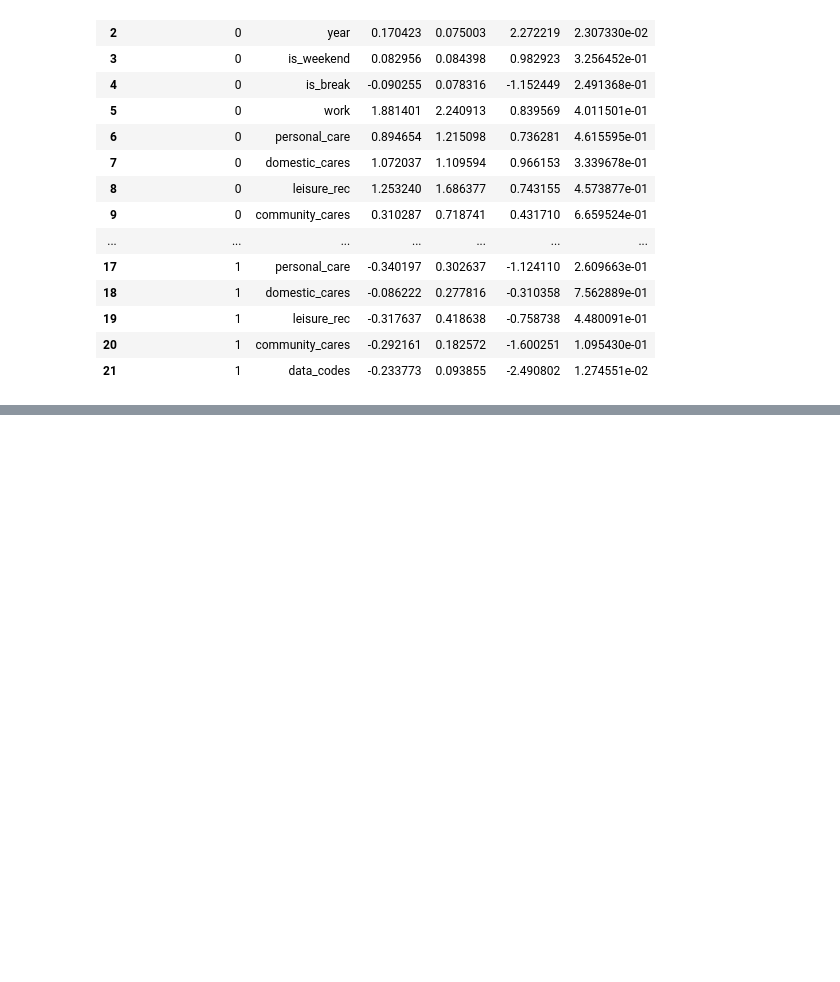
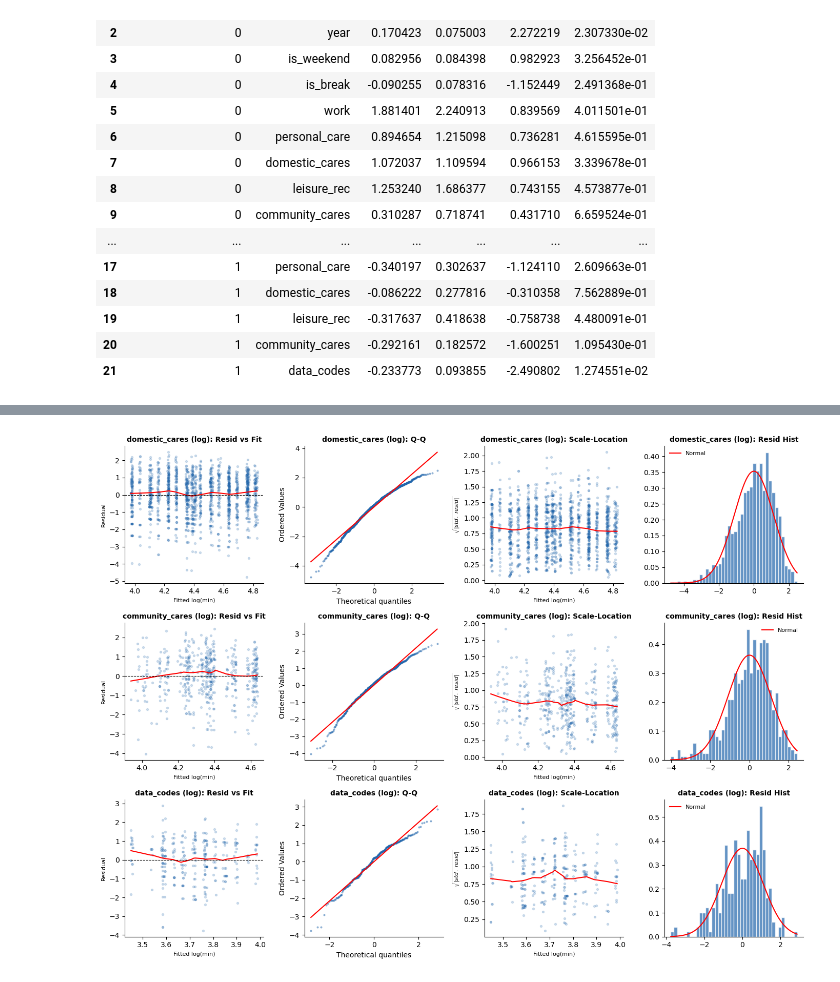
Before and after one commit to alisha-li/ATUS-Analysis, a Jupyter notebook: notebooks/atus_modeling.ipynb, the cells around one changed output, grey strips where cells are left out. Saved outputs shown, nothing was run; the diff lists cells and outputs as text; code cells hidden in the pictures; blank space fills up the shorter version.

```diff
--- a/notebooks/atus_modeling.ipynb
+++ b/notebooks/atus_modeling.ipynb
@@ -1095,0 +734,72 @@ plt.show()
+# %%
+# --- Log-transformed OLS for skewed buckets (positive subset only) ---
+import statsmodels.api as sm
+import matplotlib.pyplot as plt
+import numpy as np
+from scipy import stats as sp_stats
+from statsmodels.nonparametric.smoothers_lowess import lowess
+
+skewed_buckets = ['domestic_cares', 'community_cares', 'data_codes']
+
+log_results = {}
+
+for bucket in skewed_buckets:
+    y = final_df[bucket].astype(float)
+    pos_mask = y > 0
+    y_log = np.log(y[pos_mask])
+    X_pos = X_full[pos_mask]
+    model = sm.OLS(y_log, X_pos).fit()
+    log_results[bucket] = model
+
+print('=== Log-transformed OLS coefficients (positive subset only) ===')
+print('Interpretation: 100*(exp(coef)-1) = % change in minutes per unit predictor.\n')
+for bucket in skewed_buckets:
+    m = log_results[bucket]
+    print(f'--- {bucket} ---')
+    summary = m.summary2().tables[1][['Coef.', 'Std.Err.', 't', 'P>|t|']]
+    summary['exp(coef)'] = np.exp(summary['Coef.'])
+    summary['pct_change'] = 100 * (np.exp(summary['Coef.']) - 1)
+    print(summary.round(4).to_string())
+    print()
+
+fig, axes = plt.subplots(len(skewed_buckets), 4, figsize=(14, 3.5 * len(skewed_buckets)))
+
+for i, bucket in enumerate(skewed_buckets):
+    m = log_results[bucket]
+    fitted = m.fittedvalues.values
+    resid = m.resid.values
+    std_resid = resid / np.std(resid)
+
+    sm_curve = lowess(resid, fitted, frac=0.3, return_sorted=True)
+    axes[i, 0].scatter(fitted, resid, alpha=0.2, s=8, color='#2166ac')
+    axes[i, 0].plot(sm_curve[:, 0], sm_curve[:, 1], color='red', lw=1.5)
+    axes[i, 0].axhline(0, color='black', lw=0.8, ls='--')
+    axes[i, 0].set_title(f'{bucket} (log): Resid vs Fit', fontsize=10, fontweight='bold')
+    axes[i, 0].set_xlabel('Fitted log(min)', fontsize=8)
+    axes[i, 0].set_ylabel('Residual', fontsize=8)
+
+    sp_stats.probplot(resid, plot=axes[i, 1])
+    axes[i, 1].set_title(f'{bucket} (log): Q-Q', fontsize=10, fontweight='bold')
+    axes[i, 1].get_lines()[0].set(color='#2166ac', markersize=2, alpha=0.4)
+    axes[i, 1].get_lines()[1].set(color='red')
+
+    sqrt_abs = np.sqrt(np.abs(std_resid))
+    sl = lowess(sqrt_abs, fitted, frac=0.3, return_sorted=True)
+    axes[i, 2].scatter(fitted, sqrt_abs, alpha=0.2, s=8, color='#2166ac')
+    axes[i, 2].plot(sl[:, 0], sl[:, 1], color='red', lw=1.5)
+    axes[i, 2].set_title(f'{bucket} (log): Scale-Location', fontsize=10, fontweight='bold')
+    axes[i, 2].set_xlabel('Fitted log(min)', fontsize=8)
+    axes[i, 2].set_ylabel(r'$\sqrt{|std.\ resid|}$', fontsize=8)
+
+    axes[i, 3].hist(resid, bins=40, density=True, color='#2166ac', alpha=0.7, edgecolor='white')
+    xx = np.linspace(resid.min(), resid.max(), 200)
+    axes[i, 3].plot(xx, sp_stats.norm.pdf(xx, 0, np.std(resid)), color='red', lw=1.5, label='Normal')
+    axes[i, 3].set_title(f'{bucket} (log): Resid Hist', fontsize=10, fontweight='bold')
+    axes[i, 3].legend(fontsize=8, frameon=False)
+
+for ax in axes.flat:
+    ax.spines[['top', 'right']].set_visible(False)
+
+plt.tight_layout()
+plt.show()
+# %% [output]
@@ -1095,0 +823 @@ plt.show()
+[figure, added]
```
Also changed, not shown: parts of 40 cells of this notebook.
